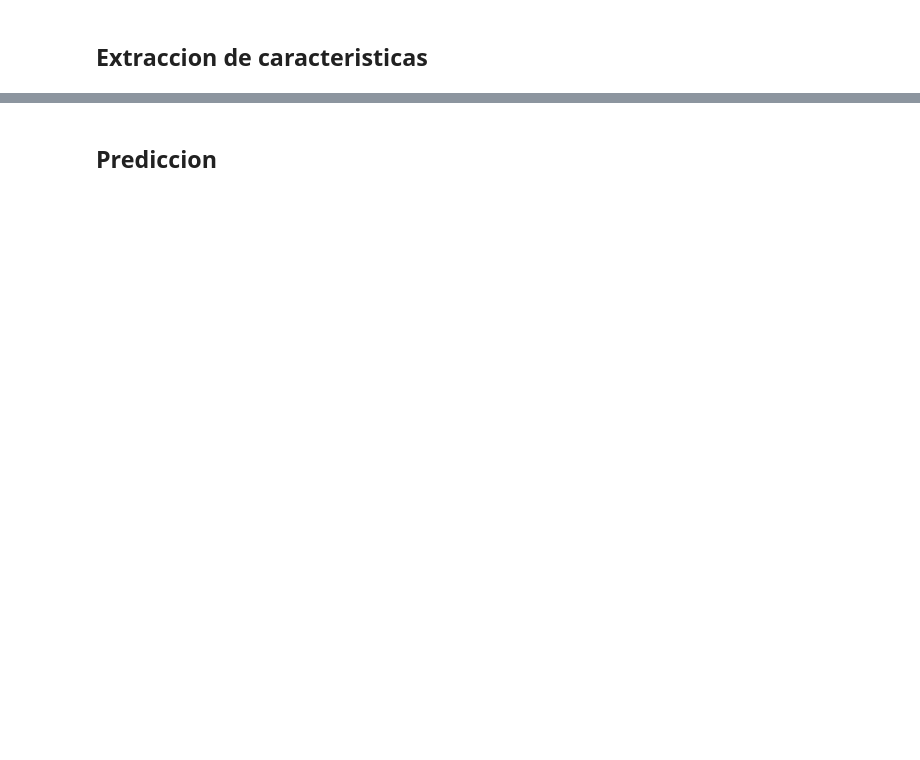
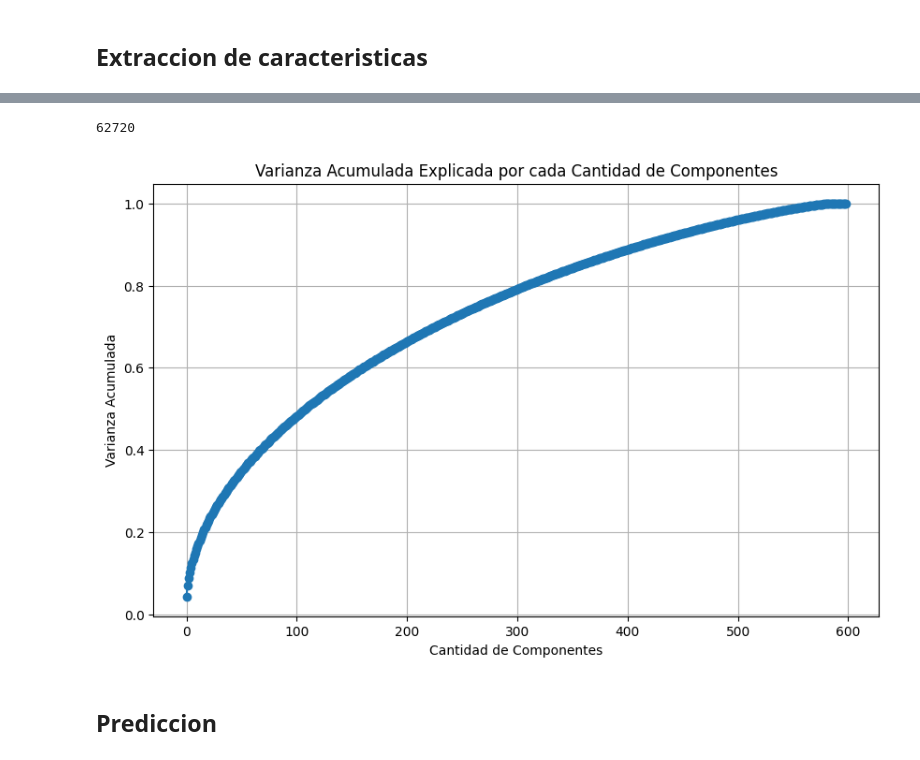
Before and after one commit to Geovanny-Quintero-Velez/IA_LAB_3, a Jupyter notebook: altLab.ipynb, the cells around one changed output, grey strips where cells are left out. Drawn from its saved outputs; the diff is of its cells as text; code cells hidden in the pictures; blank space fills up the shorter version.

```diff
--- a/altLab.ipynb
+++ b/altLab.ipynb
@@ -132,0 +146,21 @@ pred_images = predictions.reshape(images.shape[0], -1)
+# %%
+print(pred_images[0].shape[0])
+# %% [output]
+62720
+# %%
+pca = PCA()
+pca.fit(pred_images)
+
+# Calcular la varianza acumulada
+cumulative_variance = np.cumsum(pca.explained_variance_ratio_)
+
+# Graficar la varianza acumulada
+plt.figure(figsize=(10, 6))
+plt.plot(cumulative_variance, marker='o', linestyle='--')
+plt.title('Varianza Acumulada Explicada por cada Cantidad de Componentes')
+plt.xlabel('Cantidad de Componentes')
+plt.ylabel('Varianza Acumulada')
+plt.grid()
+plt.show()
+# %% [output]
+[figure, added]
```
Also changed, not shown: parts of 10 cells of this notebook.
